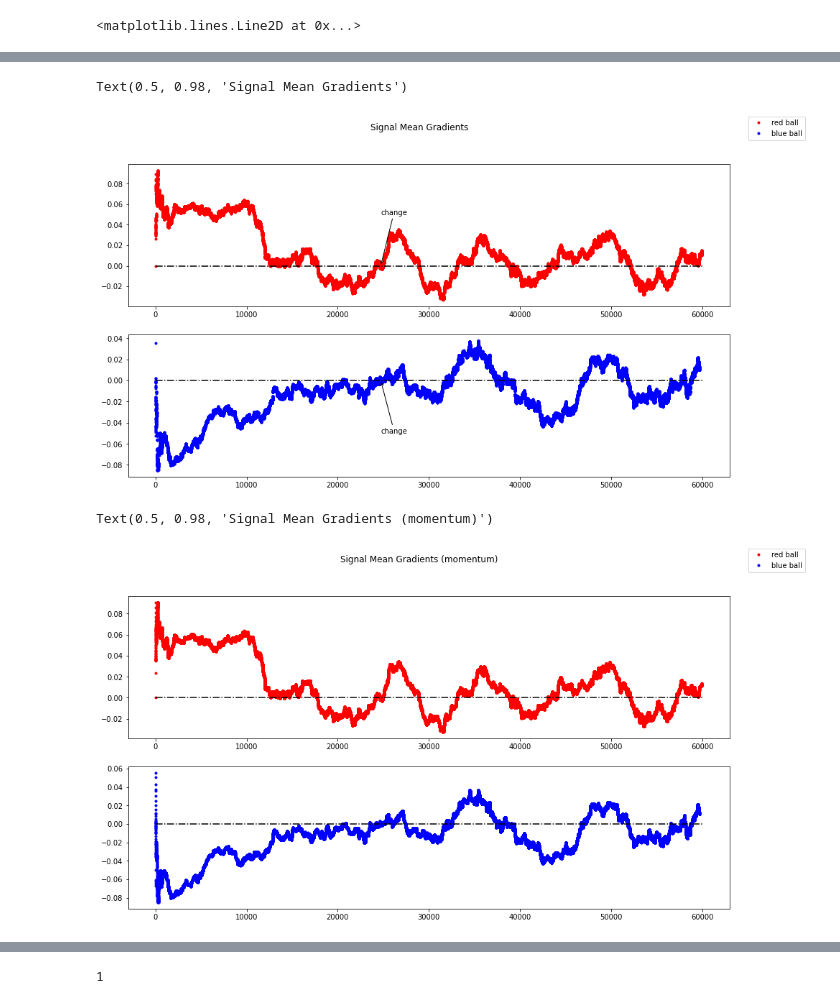
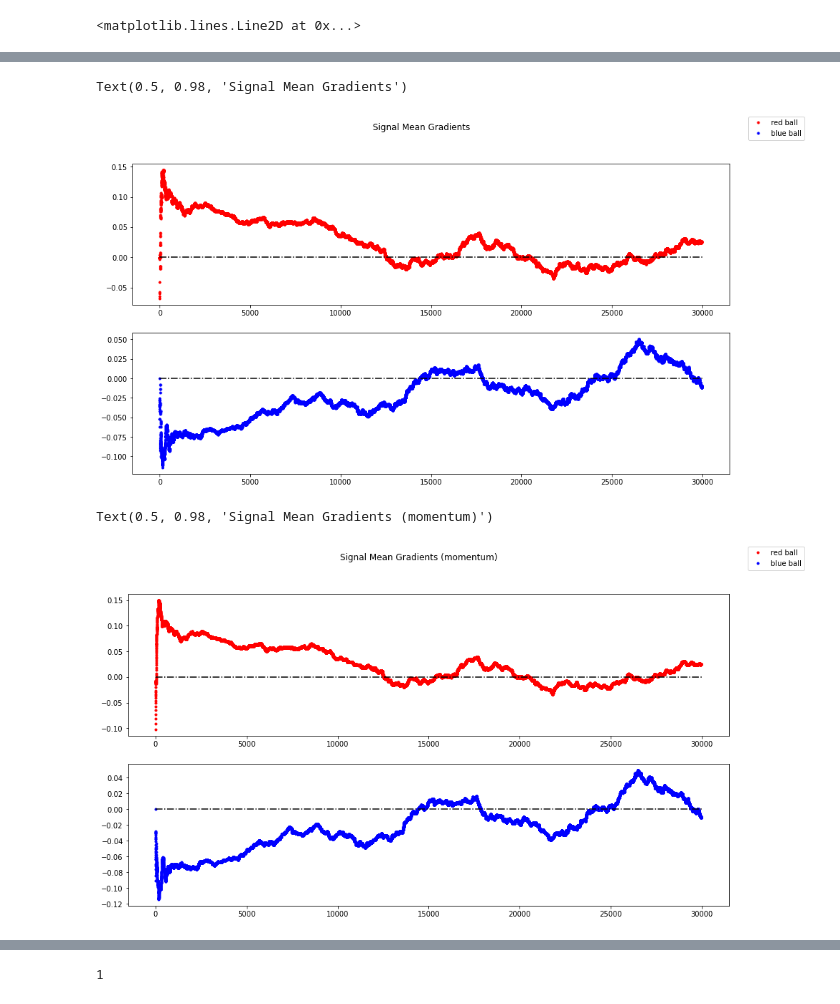
Before and after one commit to realwenlongwang/contexutal-bandits-with-peer-prediction-for-decision-making, a Jupyter notebook: Stochastic_Gradient_Bandit_with_Continous_Action_Space.ipynb, the cells around one changed output, grey strips where cells are left out. Saved outputs shown, nothing was run; the diff lists cells and outputs as text; code cells hidden in the pictures.

```diff
--- a/Stochastic_Gradient_Bandit_with_Continous_Action_Space.ipynb
+++ b/Stochastic_Gradient_Bandit_with_Continous_Action_Space.ipynb
@@ -13,10 +13,10 @@ from PolicyGradientAgent import StochasticGradientAgent
 from Environment import PredictionMarket, Bucket, one_hot_encode, bucket_colour_to_num, not_outlier
 # %%
 learning_rate_theta = 1e-3
-learning_rate_wv = 1e-4
+learning_rate_wv = 0 #1e-4
 memory_size = 2**12
 batch_size = 2**12
-training_episodes = 30000 * 2
+training_episodes = 30000
 decay_rate = 0
 beta1 = 0.9
 beta2 = 0.9999
@@ -317,18 +380,15 @@ if learning_std:
 # %%
 fig, axs = plt.subplots(2, figsize=(15, 8))
 axs[0].plot(not_outlier(grad_r_ball_mean_history), 'r.', label = 'red ball', zorder=-100)
 axs[1].plot(not_outlier(grad_b_ball_mean_history),'b.',label = 'blue ball', zorder=-100)
 axs[0].hlines(y=0, xmin=0, xmax=grad_r_ball_mean_history.shape[0], colors='black', linestyles='dashdot')
 axs[1].hlines(y=0, xmin=0, xmax=grad_b_ball_mean_history.shape[0], colors='black', linestyles='dashdot')
-for coord in phase_change_coordinates(mark_index, pd.DataFrame(grad_r_ball_mean_history)):
-    axs[0].annotate('change', xy=coord, xytext=(coord[0], 0.05), arrowprops=dict(arrowstyle="->"))
-for coord in phase_change_coordinates(mark_index, pd.DataFrame(grad_b_ball_mean_history)):
-    axs[1].annotate('change', xy=coord, xytext=(coord[0], -0.05), arrowprops=dict(arrowstyle="->"))
+?
 fig.legend()
 fig.suptitle('Signal Mean Gradients')
 # %% [output]
 Text(0.5, 0.98, 'Signal Mean Gradients')
-[figure, old version]
+[figure, new version]
 # %%
 fig, axs = plt.subplots(2, figsize=(15, 8))
 axs[0].plot(not_outlier(grad_r_ball_v_mean_history), 'r.', label = 'red ball', zorder=-100)
@@ -339,7 +399,7 @@ fig.legend()
 fig.suptitle('Signal Mean Gradients (momentum)')
 # %% [output]
 Text(0.5, 0.98, 'Signal Mean Gradients (momentum)')
-[figure, old version]
+[figure, new version]
 # %%
 fig, axs = plt.subplots(2, figsize=(15, 8))
 axs[0].plot(not_outlier(grad_r_ball_adam_mean_history), 'r.', label = 'red ball', zorder=-100)
```
Also changed, not shown: parts of 15 cells of this notebook, 2 other files.
